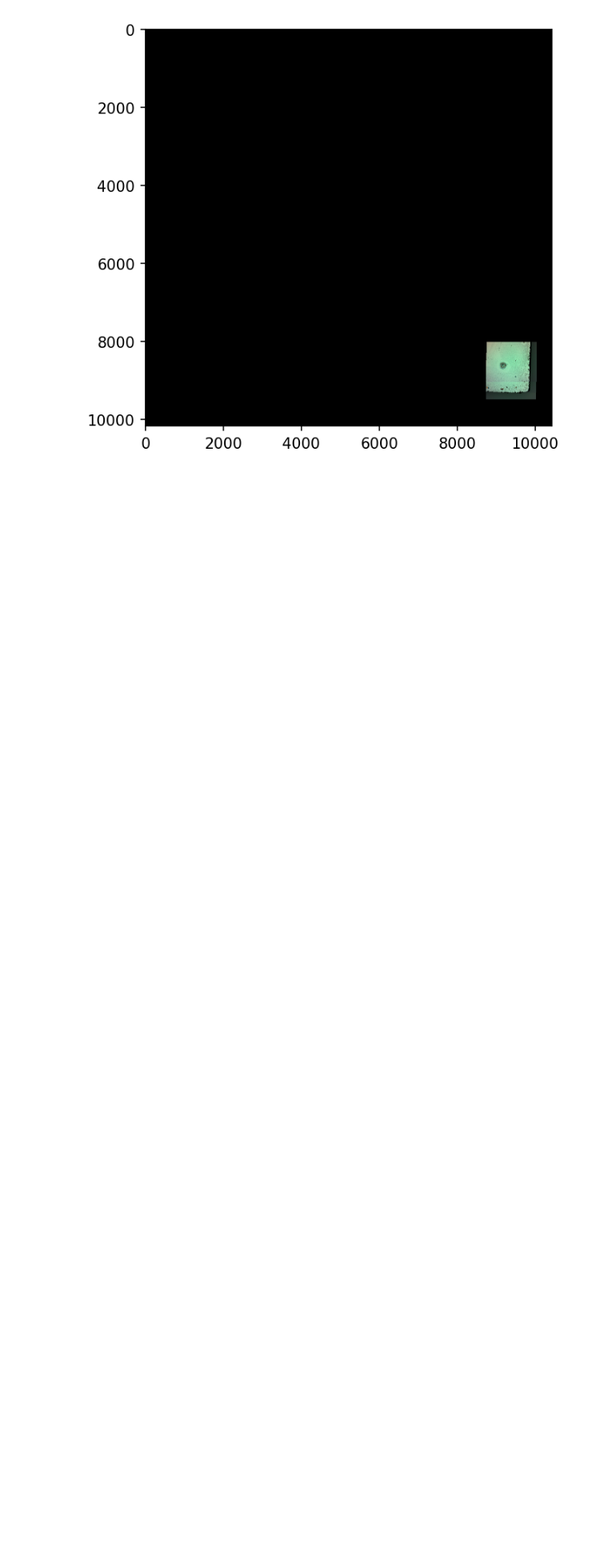
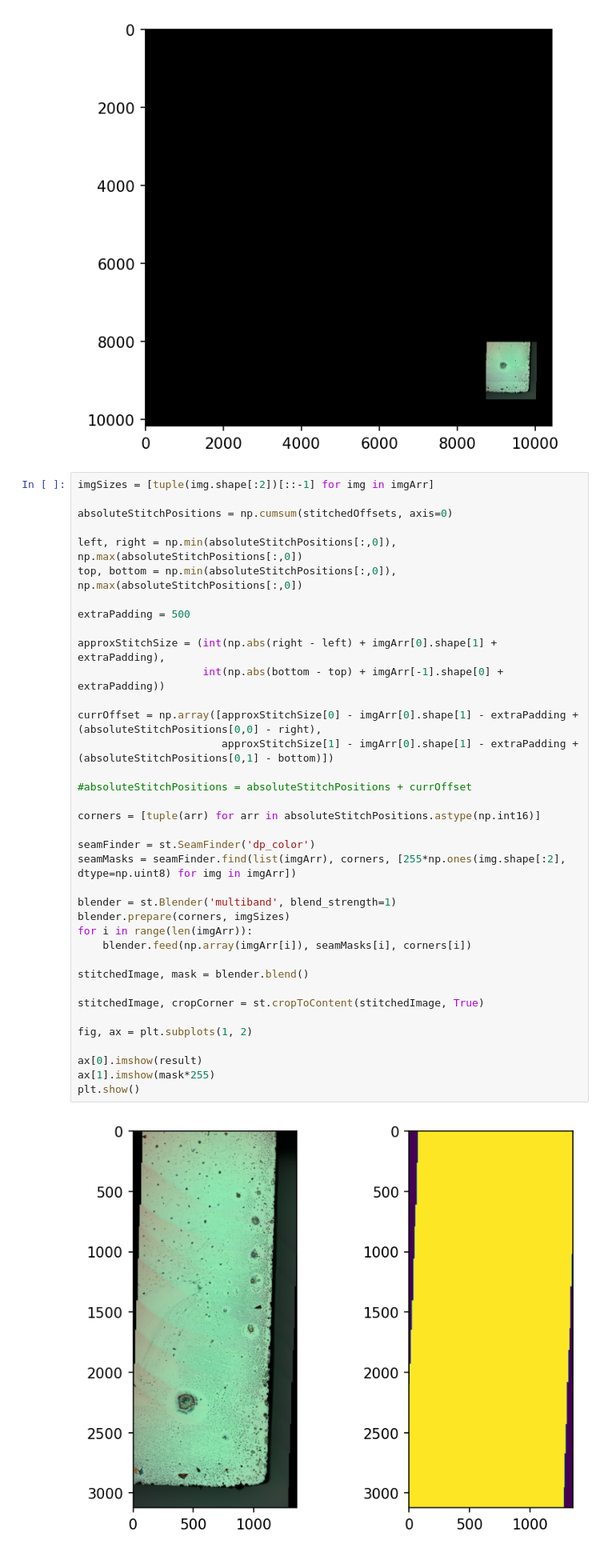
Before and after one commit to Jfeatherstone/stitcher, a Jupyter notebook: ManualStitch.ipynb, the cells around one changed output. Shown at 80% size. Drawn from its saved outputs; the diff is of its cells as text; blank space fills up the shorter version.

Commit message:
Added seam detection and blending to manual stitching

```diff
--- a/ManualStitch.ipynb
+++ b/ManualStitch.ipynb
@@ -171,4 +171,43 @@ plt.imshow(stitchedImage)
 plt.show()
 # %% [output]
 [figure]
+# %%
+imgSizes = [tuple(img.shape[:2])[::-1] for img in imgArr]
+
+absoluteStitchPositions = np.cumsum(stitchedOffsets, axis=0)
+
+left, right = np.min(absoluteStitchPositions[:,0]), np.max(absoluteStitchPositions[:,0])
+top, bottom = np.min(absoluteStitchPositions[:,0]), np.max(absoluteStitchPositions[:,0])
+
+extraPadding = 500
+
+approxStitchSize = (int(np.abs(right - left) + imgArr[0].shape[1] + extraPadding),
+                    int(np.abs(bottom - top) + imgArr[-1].shape[0] + extraPadding))
+
+currOffset = np.array([approxStitchSize[0] - imgArr[0].shape[1] - extraPadding + (absoluteStitchPositions[0,0] - right),
+                       approxStitchSize[1] - imgArr[0].shape[1] - extraPadding + (absoluteStitchPositions[0,1] - bottom)])
+
+#absoluteStitchPositions = absoluteStitchPositions + currOffset
+
+corners = [tuple(arr) for arr in absoluteStitchPositions.astype(np.int16)]
+
+seamFinder = st.SeamFinder('dp_color')
+seamMasks = seamFinder.find(list(imgArr), corners, [255*np.ones(img.shape[:2], dtype=np.uint8) for img in imgArr])
+
+blender = st.Blender('multiband', blend_strength=1)
+blender.prepare(corners, imgSizes)
+for i in range(len(imgArr)):
+    blender.feed(np.array(imgArr[i]), seamMasks[i], corners[i])
+
+stitchedImage, mask = blender.blend()
+
+stitchedImage, cropCorner = st.cropToContent(stitchedImage, True)
+
+fig, ax = plt.subplots(1, 2)
+
+ax[0].imshow(result)
+ax[1].imshow(mask*255)
+plt.show()
+# %% [output]
+[figure, added]
 # %%
```
Also changed, not shown: parts of 4 cells of this notebook, 4 other files.
